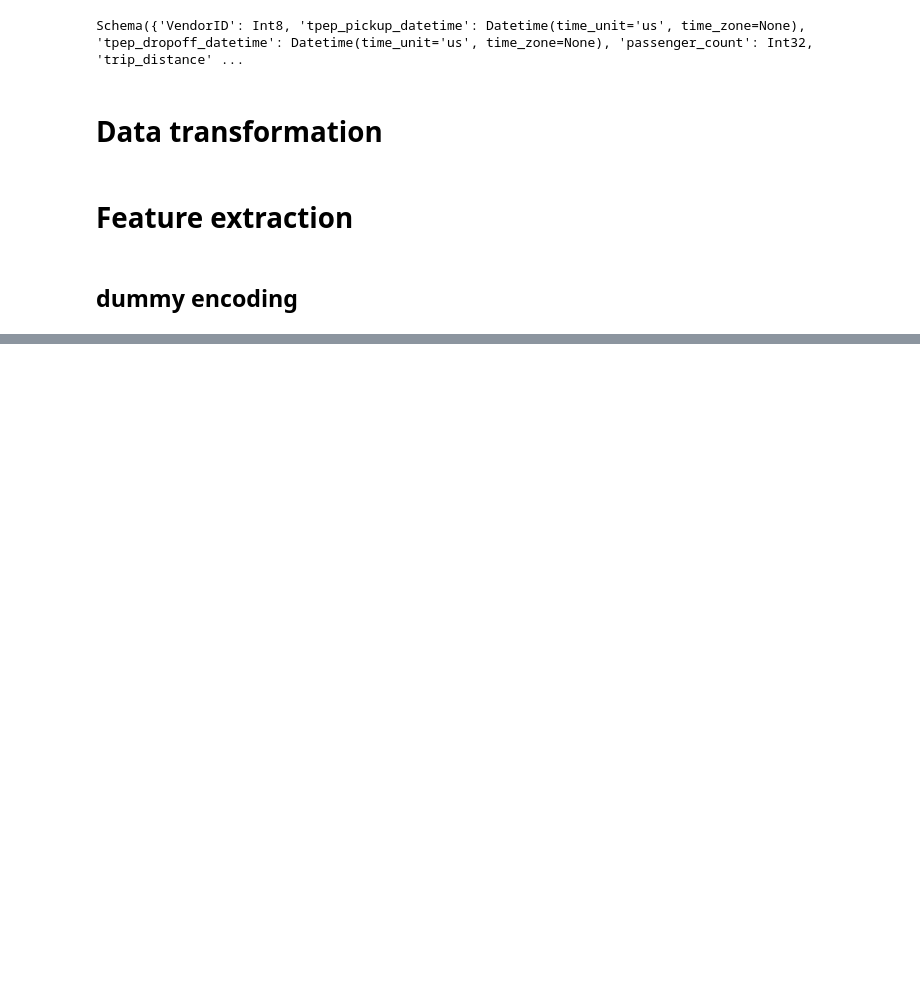
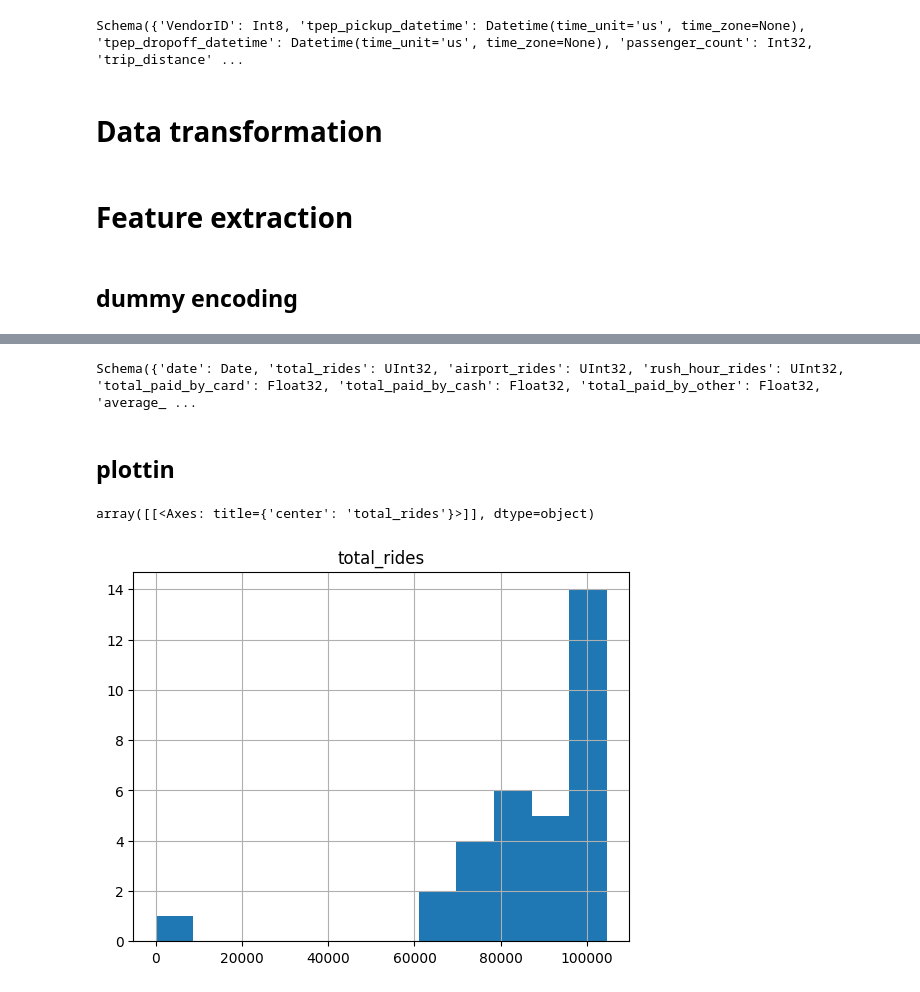
Before and after one commit to mate-mali/MLOPS-MM03, a Jupyter notebook: mm homework.ipynb, the cells around one changed output, grey strips where cells are left out. Cells and saved outputs as stored; diff of their text form; code cells hidden in the pictures; blank space fills up the shorter version.

Commit message:
finally i have finished this bad boi

```diff
--- a/mm homework.ipynb
+++ b/mm homework.ipynb
@@ -202,8 +202,7 @@ df2 = (
             "5": "other",
             "6": "other"
         }).cast(pl.Categorical).alias("payment_type"),
-        pl.col("store_and_fwd_flag").cast(pl.Categorical),
-        pl.col("payment_type").cast(pl.Categorical),
+        pl.col("store_and_fwd_flag").cast(pl.Categorical)
         # replace `PULocationID` and `DOLocationID`
         # with borough names by
         # joining taxi zone lookup and removing
@@ -246,20 +245,19 @@ df3 = (
     df2.to_dummies(
         columns=["payment_type", "pickup_borough", "dropoff_borough"]
     ).lazy().with_columns(
+        #open lazification sequence
+        #make some dates
         pl.col('tpep_pickup_datetime').dt.date().alias('date')
-    ).with_columns(
-        pl.col("date").dt.quarter().alias("quarter"),
-        pl.col("date").dt.month().alias("month"),
-        pl.col("date").dt.day().alias("day_of_month"),
-        pl.col("date").dt.weekday().alias("day_of_week"),
-        (pl.col("date").dt.weekday() >= 6).alias("is_weekend")
-    ).group_by("date")
+    )
+    .group_by("date")
     .agg(
-        #THESE NEEDS TO BE ADDED
         # - add integer variables for counting daily events:
         #      - total number of rides (target variable)
         #      - number of airport rides
         #      - number of rush hour rides
+        pl.len().alias("total_rides"),
+        pl.col("is_airport_ride").sum().alias("airport_rides"),
+        pl.col("is_rush_hour").sum().alias("rush_hour_rides"),
         #    - add features aggregating daily rides information:
         #      - average fare amount
         #      - median distance
@@ -267,11 +265,25 @@ df3 = (
         #      - total amount paid by card, cash, and other
         #      - total congestion surcharge
         #      - total number of passengers)
-        pl.len().alias("total_rides"),
-        pl.col("is_airport_ride").sum().alias("airport_rides"),
-        pl.col("is_rush_hour").sum().alias("rush_hour_rides"),
+        #since i have already made dummies/one-hots i will use them instead of ifs
+        #if its paid by card then that flag will be non-zero so that was handy
+        (pl.col("total_amount") * pl.col("payment_type_credit card")).sum().alias("total_paid_by_card"),
+        (pl.col("total_amount") * pl.col("payment_type_cash")).sum().alias("total_paid_by_cash"),
+        (pl.col("total_amount") * pl.col("payment_type_other")).sum().alias("total_paid_by_other"),
+        # some statistical wikitiki
         pl.col("fare_amount").mean().alias("average_fare_amount"),
         pl.col("trip_distance").median().alias("median_distance"),
         pl.col("total_amount").sum().alias("sum_total_amount")
+    )
+    .with_columns(
+        # it felt wrong to have date attributes at the end so i moved them earlier i nthe execution order, before aggregsation
+        # nevermind, actually it made sense cause otherwise i would need to have them in the aggregation
+        # and that would sound like additional effort my machine would not survive
+        pl.col("date").dt.quarter().alias("quarter"),
+        pl.col("date").dt.month().alias("month"),
+        pl.col("date").dt.day().alias("day_of_month"),
+        pl.col("date").dt.weekday().alias("day_of_week"),
+        (pl.col("date").dt.weekday() >= 6).alias("is_weekend")
     ).collect()
 )
+df3
@@ -277,0 +365,14 @@ df3 = (
+# %%
+#print schema
+print(df3.schema)
+# %% [output]
+Schema({'date': Date, 'total_rides': UInt32, 'airport_rides': UInt32, 'rush_hour_rides': UInt32, 'total_paid_by_card': Float32, 'total_paid_by_cash': Float32, 'total_paid_by_other': Float32, 'average_ ...
+# %% [markdown]
+## plottin
+# %%
+#histogram of values
+# for daily total rides
+df3.to_pandas().hist("total_rides", bins=12)
+# %% [output]
+array([[<Axes: title={'center': 'total_rides'}>]], dtype=object)
+[figure, added]
```
Also changed, not shown: parts of 9 cells of this notebook.
